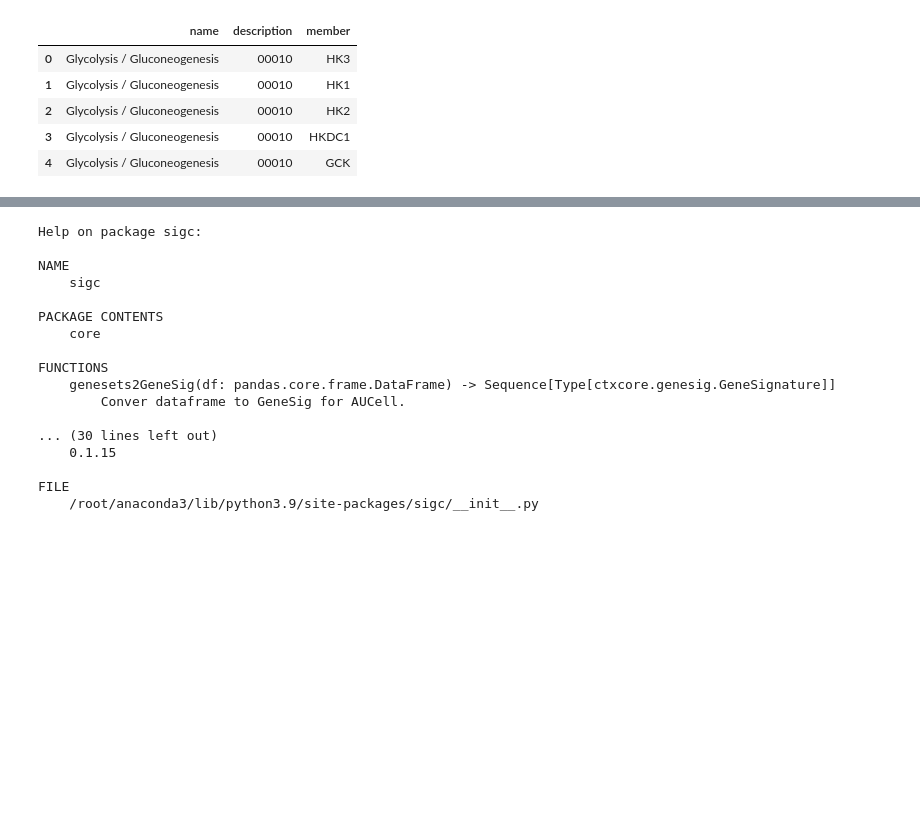
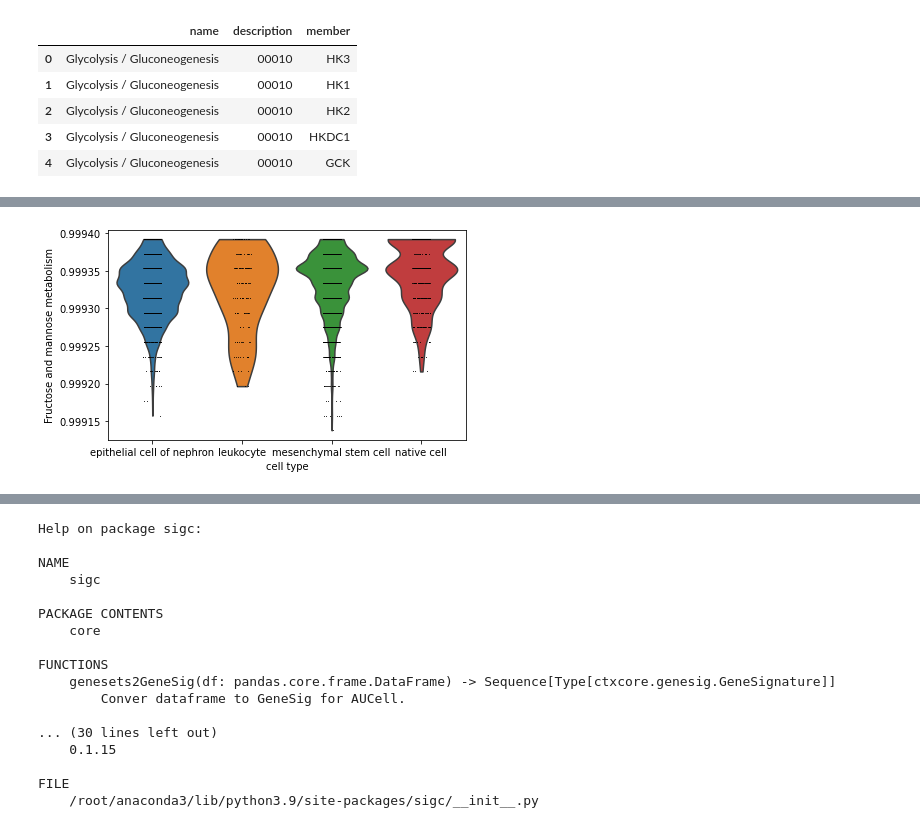
Before and after one commit to seqyuan/sigc, a Jupyter notebook: docs/sigc_main.ipynb, the cells around one changed output, grey strips where cells are left out. Cells and saved outputs as stored; diff of their text form; code cells hidden in the pictures; blank space fills up the shorter version.

```diff
--- a/docs/sigc_main.ipynb
+++ b/docs/sigc_main.ipynb
@@ -65,0 +96,6 @@ sc.pl.umap(sig_adata, color='Glycolysis / Gluconeogenesis')
+# %%
+marker_metabolisms = list(set(pd.DataFrame(sig_adata.uns['rank_genes_groups']['names']).head(5).values.ravel()))
+# %%
+sc.pl.violin(sig_adata, marker_metabolisms[0], groupby='cell_type', ncols=5)
+# %% [output]
+[figure, added]
```
Also changed, not shown: parts of 16 cells of this notebook, 6 other files.
